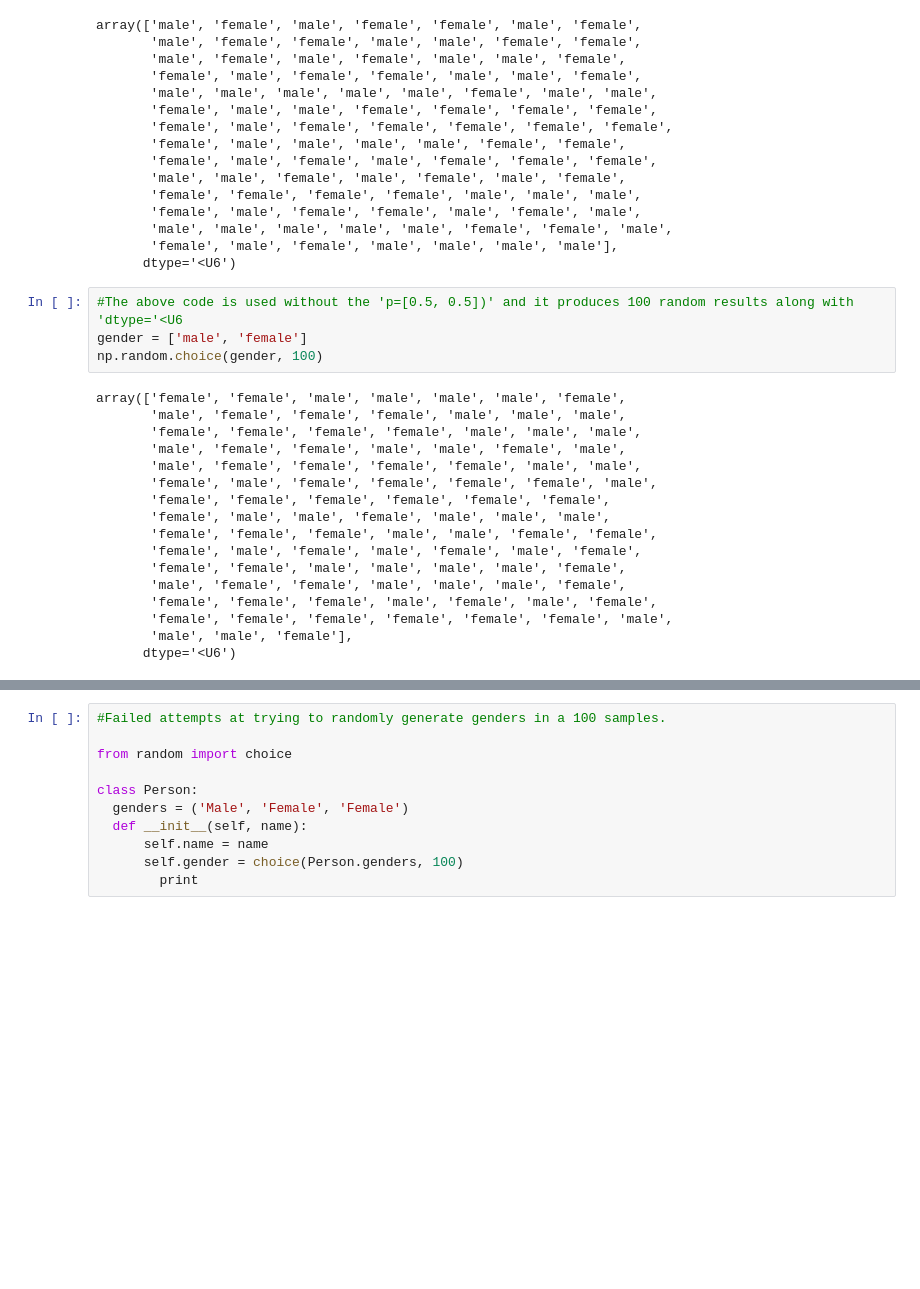
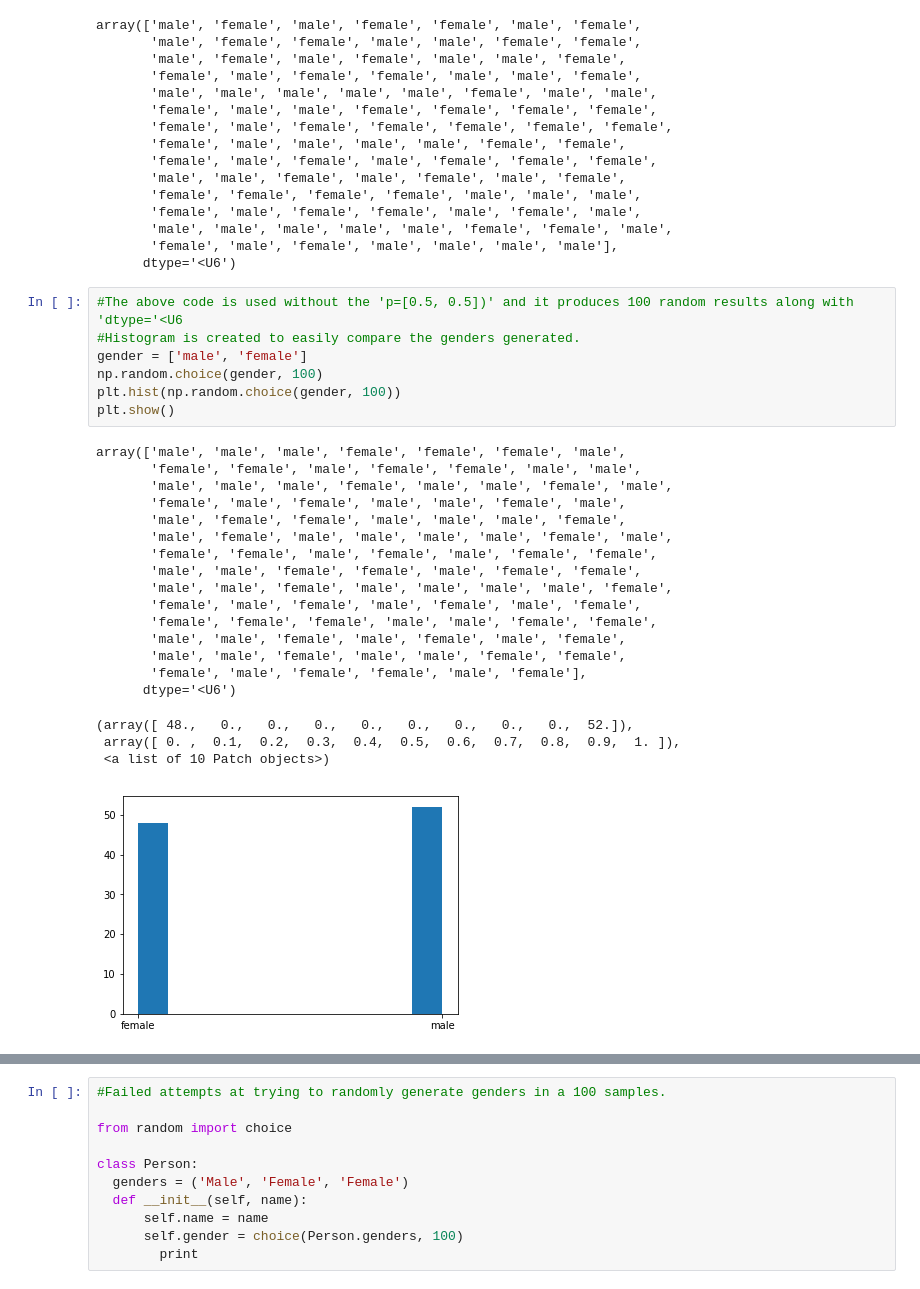
Before and after one commit to nualagallagher/Programing-for-data-analysis-project, a Jupyter notebook: project for programming for data analysis.ipynb, the cells around one changed output, grey strips where cells are left out. Saved outputs shown, nothing was run; the diff lists cells and outputs as text; blank space fills up the shorter version.

```diff
--- a/project for programming for data analysis.ipynb
+++ b/project for programming for data analysis.ipynb
@@ -95,24 +115,30 @@ array(['male', 'female', 'male', 'female', 'female', 'male', 'female',
       dtype='<U6')
 # %%
 #The above code is used without the 'p=[0.5, 0.5])' and it produces 100 random results along with 'dtype='<U6
+#Histogram is created to easily compare the genders generated.
 gender = ['male', 'female']
 np.random.choice(gender, 100)
+plt.hist(np.random.choice(gender, 100))
+plt.show()
 # %% [output]
-array(['female', 'female', 'male', 'male', 'male', 'male', 'female',
-       'male', 'female', 'female', 'female', 'male', 'male', 'male',
-       'female', 'female', 'female', 'female', 'male', 'male', 'male',
-       'male', 'female', 'female', 'male', 'male', 'female', 'male',
-       'male', 'female', 'female', 'female', 'female', 'male', 'male',
-       'female', 'male', 'female', 'female', 'female', 'female', 'male',
-       'female', 'female', 'female', 'female', 'female', 'female',
-       'female', 'male', 'male', 'female', 'male', 'male', 'male',
+array(['male', 'male', 'male', 'female', 'female', 'female', 'male',
+       'female', 'female', 'male', 'female', 'female', 'male', 'male',
+       'male', 'male', 'male', 'female', 'male', 'male', 'female', 'male',
+       'female', 'male', 'female', 'male', 'male', 'female', 'male',
+       'male', 'female', 'female', 'male', 'male', 'male', 'female',
+       'male', 'female', 'male', 'male', 'male', 'male', 'female', 'male',
+       'female', 'female', 'male', 'female', 'male', 'female', 'female',
+       'male', 'male', 'female', 'female', 'male', 'female', 'female',
+       'male', 'male', 'female', 'male', 'male', 'male', 'male', 'female',
+       'female', 'male', 'female', 'male', 'female', 'male', 'female',
        'female', 'female', 'female', 'male', 'male', 'female', 'female',
-       'female', 'male', 'female', 'male', 'female', 'male', 'female',
-       'female', 'female', 'male', 'male', 'male', 'male', 'female',
-       'male', 'female', 'female', 'male', 'male', 'male', 'female',
-       'female', 'female', 'female', 'male', 'female', 'male', 'female',
-       'female', 'female', 'female', 'female', 'female', 'female', 'male',
-       'male', 'male', 'female'],
+       'male', 'male', 'female', 'male', 'female', 'male', 'female',
+       'male', 'male', 'female', 'male', 'male', 'female', 'female',
+       'female', 'male', 'female', 'female', 'male', 'female'],
       dtype='<U6')
+(array([ 48.,   0.,   0.,   0.,   0.,   0.,   0.,   0.,   0.,  52.]),
+ array([ 0. ,  0.1,  0.2,  0.3,  0.4,  0.5,  0.6,  0.7,  0.8,  0.9,  1. ]),
+ <a list of 10 Patch objects>)
+[figure, added]
 # %%
 #using np.random.choice to generate 100 random counties from the list.
```
Also changed, not shown: parts of 24 cells of this notebook.
